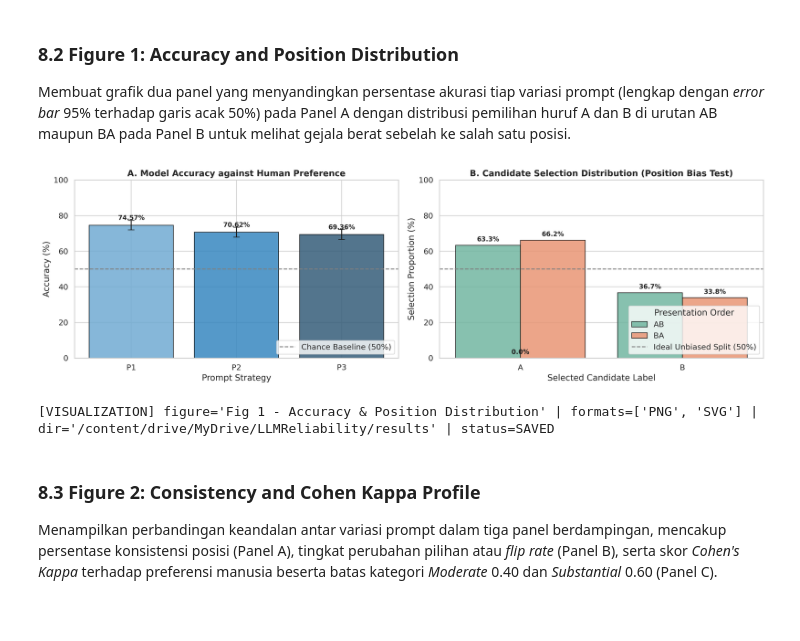
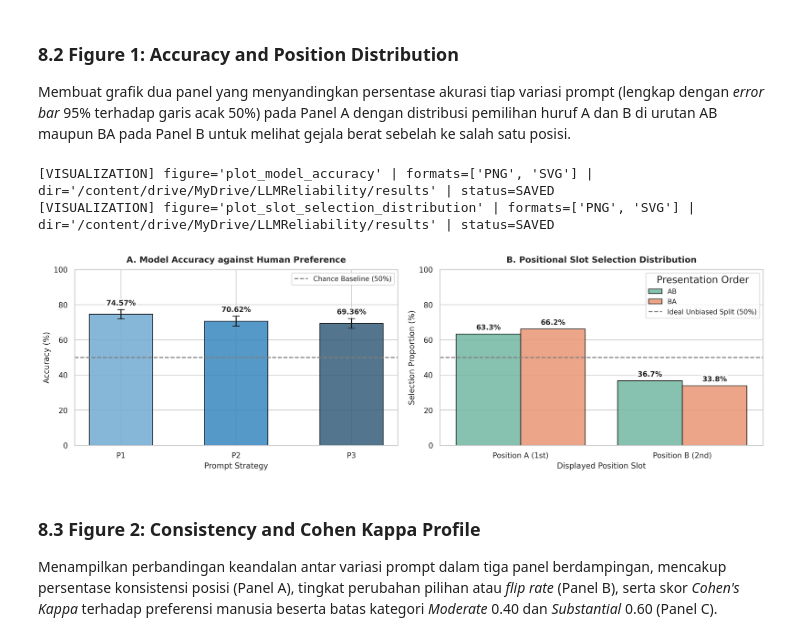
Before and after one commit to RozhakDev/LLMReliability, a Jupyter notebook: AI/08_End_to_End_Evaluation_Pipeline.ipynb, the cells around one changed output. Drawn from its saved outputs; the diff is of its cells as text; code cells hidden in the pictures; blank space fills up the shorter version.

```diff
--- a/AI/08_End_to_End_Evaluation_Pipeline.ipynb
+++ b/AI/08_End_to_End_Evaluation_Pipeline.ipynb
@@ -946,9 +949,14 @@ plt.rcParams['savefig.dpi'] = 300
 # %%
-def export_figure(fig: plt.Figure, base_name: str, figure_tag: str, results_dir: str = RESULTS_DIR, dpi: int = 300) -> None:
-    fig.tight_layout()
-    full_base = os.path.join(results_dir, base_name)
-    fig.savefig(f"{full_base}.png", dpi=dpi, bbox_inches='tight')
-    fig.savefig(f"{full_base}.svg", format='svg', bbox_inches='tight')
-    plt.show()
-    print(f"[VISUALIZATION] figure='{figure_tag}' | formats=['PNG', 'SVG'] | dir='{results_dir}' | status=SAVED")
+def annotate_bars(ax: plt.Axes, bars=None, yerr=None, fmt: str = "{:.2f}%", horizontal: bool = False) -> None:
+    for i, b in enumerate(bars if bars is not None else ax.patches):
+        val = b.get_width() if horizontal else b.get_height()
+        span = b.get_height() if horizontal else b.get_width()
+        if not np.isnan(val) and val > 0 and span > 0:
+            err = yerr[i] if yerr is not None and i < len(yerr) else 0.0
+            xy = (val + err, b.get_y() + span / 2) if horizontal else (b.get_x() + span / 2, val + err)
+            ax.annotate(fmt.format(val), xy, xytext=(4, 0) if horizontal else (0, 4),
+                        textcoords='offset points', ha='left' if horizontal else 'center',
+                        va='center' if horizontal else 'bottom', fontsize=9.5 if horizontal else 10,
+                        fontweight='bold', zorder=5,
+                        bbox=dict(boxstyle='square,pad=0.15', fc='white', ec='none', alpha=0.9))
 # %%
@@ -990,46 +994,34 @@ print(f"[ENVIRONMENT] visualization_framework='Matplotlib/Seaborn' | theme='whit
 
 Membuat grafik dua panel yang menyandingkan persentase akurasi tiap variasi prompt (lengkap dengan *error bar* 95% terhadap garis acak 50%) pada Panel A dengan distribusi pemilihan huruf A dan B di urutan AB maupun BA pada Panel B untuk melihat gejala berat sebelah ke salah satu posisi.
 # %%
-fig1, axes1 = plt.subplots(1, 2, figsize=(16, 5))
+fig1, axes1 = plt.subplots(1, 2, figsize=(14.5, 4.6))
 
-acc_vals, acc_errs = [], []
+acc_s = (df_valid.assign(ok=(df_valid['logical_decision'] == df_valid['logical_human']) * 100)
+         .groupby('prompt_id')['ok'].agg(['mean', 'count']).reindex(prompts).fillna(0))
+acc_err = (1.96 * np.sqrt(acc_s['mean'] * (100 - acc_s['mean']) / acc_s['count'].replace(0, np.nan)).fillna(0)).tolist()
 
-for p_id in prompts:
-    sub_p = df_valid[df_valid['prompt_id'] == p_id]
-    n_p = len(sub_p)
-    if n_p > 0:
-        correct_s = (sub_p['logical_decision'] == sub_p['logical_human']).astype(int)
-        p_mean = correct_s.mean()
-        acc_vals.append(p_mean * 100)
-        acc_errs.append(1.96 * np.sqrt((p_mean * (1.0 - p_mean)) / n_p) * 100)
-    else:
-        acc_vals.append(0.0)
-        acc_errs.append(0.0)
+plot_bars(axes1[0], prompts, acc_s['mean'].tolist(), 'Blues_d',
+          'A. Model Accuracy against Human Preference', 'Prompt Strategy', 'Accuracy (%)', yerr=acc_err)
+axes1[0].axhline(50.0, color='gray', ls='--', lw=1.5, zorder=1, label='Chance Baseline (50%)')
+axes1[0].legend(loc='upper right')
 
-bars1_a = axes1[0].bar(prompts, acc_vals, yerr=acc_errs, capsize=5,
-                       color=sns.color_palette('Blues_d', len(prompts)), edgecolor='black', alpha=0.85)
-axes1[0].axhline(50.0, color='gray', linestyle='--', linewidth=1.5, label='Chance Baseline (50%)')
-configure_axis(axes1[0], title='A. Model Accuracy against Human Preference',
-               xlabel='Prompt Strategy', ylabel='Accuracy (%)', ylim=(0, 100))
-axes1[0].legend(loc='lower right')
-annotate_bars(axes1[0], bars=bars1_a, fmt="{:.2f}%", offset_y=6)
+df_pos_dist = (df_valid.groupby(['position', 'parsed_decision']).size().unstack(fill_value=0)
+               .reindex(columns=['A', 'B'], fill_value=0))
+df_pos_dist = (df_pos_dist.div(df_pos_dist.sum(axis=1), axis=0) * 100).reset_index().melt(id_vars='position', var_name='Slot', value_name='Pct')
+df_pos_dist['Slot'] = df_pos_dist['Slot'].map({'A': 'Position A (1st)', 'B': 'Position B (2nd)'})
 
-df_pos_rate = df_valid.groupby(['position', 'parsed_decision']).size().unstack(fill_value=0)
-df_pos_pct = df_pos_rate.div(df_pos_rate.sum(axis=1), axis=0) * 100
-df_pos_plot = df_pos_pct.reset_index().melt(id_vars='position', value_name='Percentage (%)', var_name='Candidate')
+sns.barplot(data=df_pos_dist, x='Slot', y='Pct', hue='position', ax=axes1[1], palette='Set2', edgecolor='black', alpha=0.85)
+axes1[1].axhline(50.0, color='gray', ls='--', lw=1.5, zorder=1, label='Ideal Unbiased Split (50%)')
+axes1[1].set(xlabel='Displayed Position Slot', ylabel='Selection Proportion (%)', ylim=(0, 100))
+axes1[1].set_title('B. Positional Slot Selection Distribution', fontweight='bold', pad=10)
+axes1[1].legend(title='Presentation Order', loc='upper right')
+annotate_bars(axes1[1], fmt="{:.1f}%")
 
-sns.barplot(data=df_pos_plot, x='Candidate', y='Percentage (%)', hue='position',
-            ax=axes1[1], palette='Set2', edgecolor='black', alpha=0.85)
-axes1[1].axhline(50.0, color='gray', linestyle='--', linewidth=1.5, label='Ideal Unbiased Split (50%)')
-configure_axis(axes1[1], title='B. Candidate Selection Distribution (Position Bias Test)',
-               xlabel='Selected Candidate Label', ylabel='Selection Proportion (%)', ylim=(0, 100))
-axes1[1].legend(title='Presentation Order', loc='lower right')
-annotate_bars(axes1[1], fmt="{:.1f}%", offset_y=4)
-
-export_figure(fig1, 'plot_accuracy_and_position_bias', 'Fig 1 - Accuracy & Position Distribution')
+export_panels(fig1, axes1, ['plot_model_accuracy', 'plot_slot_selection_distribution'])
 # %% [output]
+[VISUALIZATION] figure='plot_model_accuracy' | formats=['PNG', 'SVG'] | dir='/content/drive/MyDrive/LLMReliability/results' | status=SAVED
+[VISUALIZATION] figure='plot_slot_selection_distribution' | formats=['PNG', 'SVG'] | dir='/content/drive/MyDrive/LLMReliability/results' | status=SAVED
-[figure, old version]
+[figure, new version]
-[VISUALIZATION] figure='Fig 1 - Accuracy & Position Distribution' | formats=['PNG', 'SVG'] | dir='/content/drive/MyDrive/LLMReliability/results' | status=SAVED
 # %% [markdown]
 ### **8.3 Figure 2: Consistency and Cohen Kappa Profile**
 
```
Also changed, not shown: parts of 16 cells of this notebook, 1 other file.
